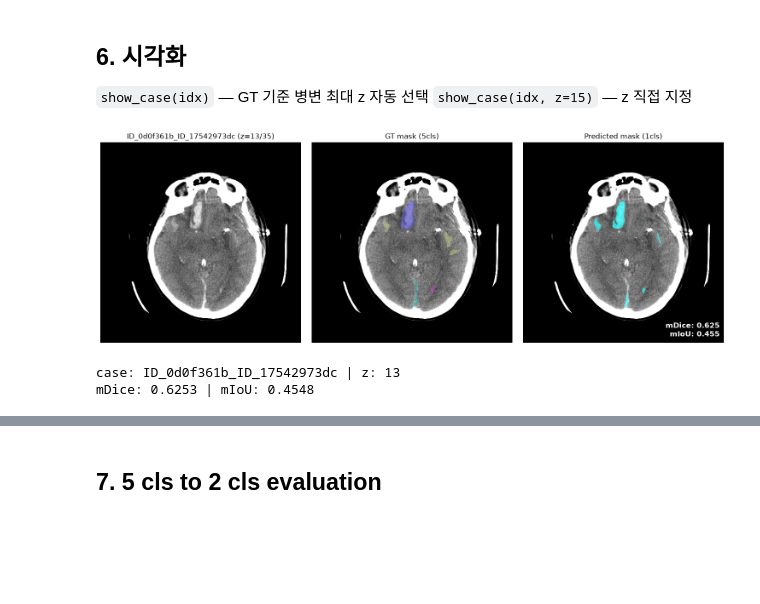
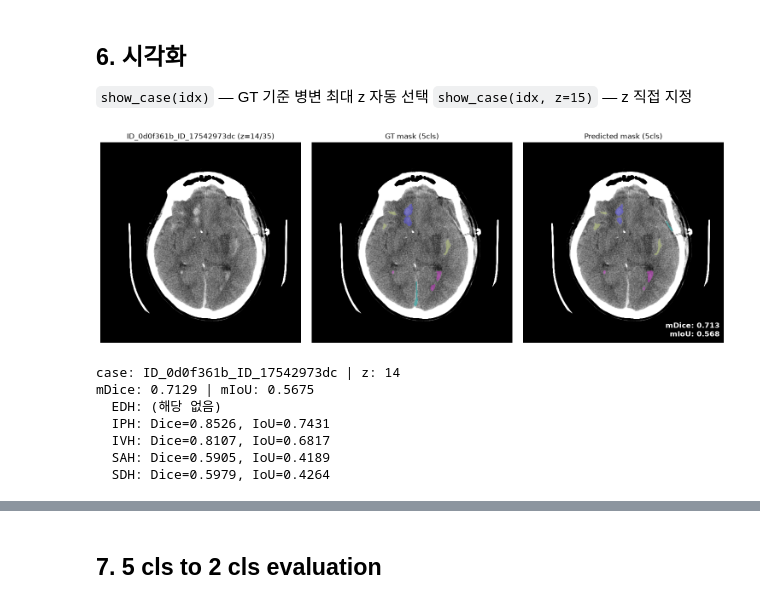
Before and after one commit to 02dumartin/ich-vlm, a Jupyter notebook: notebook/nnUNet_result.ipynb, the cells around one changed output, grey strips where cells are left out. Cells and saved outputs as stored; diff of their text form; code cells hidden in the pictures; blank space fills up the shorter version.

```diff
--- a/notebook/nnUNet_result.ipynb
+++ b/notebook/nnUNet_result.ipynb
@@ -67,28 +67,38 @@ def apply_window(slice_hu, window_level=40, window_width=80):
 # %% [markdown]
 ## 2. 설정 — 3개
 # %%
-DATASET = "002"        # pred + dice 계산 기준 (1cls)
-GT_5CLS_DATASET = "001"  # 시각화(overlay)용 5cls GT
+PRED_CLASSES = "5cls"  # "5cls" 또는 "2cls" — 예측을 어느 데이터셋 기준으로 볼지 선택
+GT_5CLS_DATASET = "001"  # 시각화(overlay)용 5cls GT는 PRED_CLASSES와 무관하게 항상 이걸로 고정
 TEST_SET = "MBH-Seg25"  # "MBH-Seg25"
 CONFIG = "2d"    # "3d_fullres" or "2d"
 
-IS_5CLS = False  # pred는 항상 1cls 기준
-N_CLASSES = 2
-CMAP = cmap_1cls
-CLS_NAMES = class_names_1cls
-FG_CLASSES = [1]
+if PRED_CLASSES == "5cls":
+    DATASET = "001"
+    IS_5CLS = True
+    N_CLASSES = 6
+    CMAP = cmap_5cls
+    CLS_NAMES = class_names
+    FG_CLASSES = list(class_names.keys())
+    pred_root = NNUNET_ROOT / "nnUNet_predictions" / f"Dataset{DATASET}_MBHSeg25" / CONFIG / TEST_SET
+    gt_dir = NNUNET_ROOT / "nnUNet_raw" / f"Dataset{DATASET}_MBHSeg25"
+else:
+    DATASET = "002"
+    IS_5CLS = False
+    N_CLASSES = 2
+    CMAP = cmap_1cls
+    CLS_NAMES = class_names_1cls
+    FG_CLASSES = [1]
+    pred_root = NNUNET_ROOT / "nnUNet_predictions" / f"Dataset{DATASET}_MBHSeg25_1cls" / CONFIG / TEST_SET
+    gt_dir = NNUNET_ROOT / "nnUNet_raw" / f"Dataset{DATASET}_MBHSeg25_1cls"
 
-pred_root = NNUNET_ROOT / "nnUNet_predictions" / f"Dataset{DATASET}_MBHSeg25_1cls" / CONFIG / TEST_SET
-
-gt_dir = NNUNET_ROOT / "nnUNet_raw" / f"Dataset{DATASET}_MBHSeg25_1cls"
 images_dir = gt_dir / "imagesTs"
-labels_dir = gt_dir / "labelsTs"  # Dice/IoU 계산용 1cls GT
+labels_dir = gt_dir / "labelsTs"  # Dice/IoU 계산용 GT (PRED_CLASSES 기준)
 
 gt_dir_5cls = NNUNET_ROOT / "nnUNet_raw" / f"Dataset{GT_5CLS_DATASET}_MBHSeg25"
-labels_dir_5cls = gt_dir_5cls / "labelsTs"  # show_case 오버레이용 5cls GT
+labels_dir_5cls = gt_dir_5cls / "labelsTs"  # show_case 오버레이용 5cls GT (항상 5cls로 표시)
 
-print(f"설정: Dataset{DATASET} / {TEST_SET} / {CONFIG}")
-print(f"GT(dice, 1cls): {gt_dir}")
+print(f"설정: PRED_CLASSES={PRED_CLASSES} / Dataset{DATASET} / {TEST_SET} / {CONFIG}")
+print(f"GT(dice, {PRED_CLASSES}): {gt_dir}")
 print(f"GT(시각화, 5cls): {gt_dir_5cls}")
 print(f"예측: {pred_root}")
 # %% [output]
@@ -225,8 +240,8 @@ def show_case(idx, z=None):
     axes[1].axis('off')
 
     axes[2].imshow(windowed, cmap='gray', vmin=0, vmax=1)
-    axes[2].imshow(pred_overlay, cmap=cmap_1cls, vmin=0, vmax=1, alpha=0.6)
-    axes[2].set_title("Predicted mask (1cls)")
+    axes[2].imshow(pred_overlay, cmap=CMAP, vmin=0, vmax=N_CLASSES - 1, alpha=0.6)
+    axes[2].set_title(f"Predicted mask ({PRED_CLASSES})")
     axes[2].axis('off')
     axes[2].text(
         0.98, 0.02, f"mDice: {mean_dice:.3f}\nmIoU: {mean_iou:.3f}",
@@ -247,11 +262,16 @@ def show_case(idx, z=None):
 # %%
 # 사용 예: show_case(0)  또는  show_case(3, z=15)
 #for i in range(39):
-show_case(8, z=13)
+show_case(8, z=14)
 # %% [output]
-[figure, old version]
+[figure, new version]
-case: ID_0d0f361b_ID_17542973dc | z: 13
-mDice: 0.6253 | mIoU: 0.4548
+case: ID_0d0f361b_ID_17542973dc | z: 14
+mDice: 0.7129 | mIoU: 0.5675
+  EDH: (해당 없음)
+  IPH: Dice=0.8526, IoU=0.7431
+  IVH: Dice=0.8107, IoU=0.6817
+  SAH: Dice=0.5905, IoU=0.4189
+  SDH: Dice=0.5979, IoU=0.4264
 # %%
 for i in range(39):
     show_case(26, z=i)
```
Also changed, not shown: parts of 11 cells of this notebook, 14 other files.
